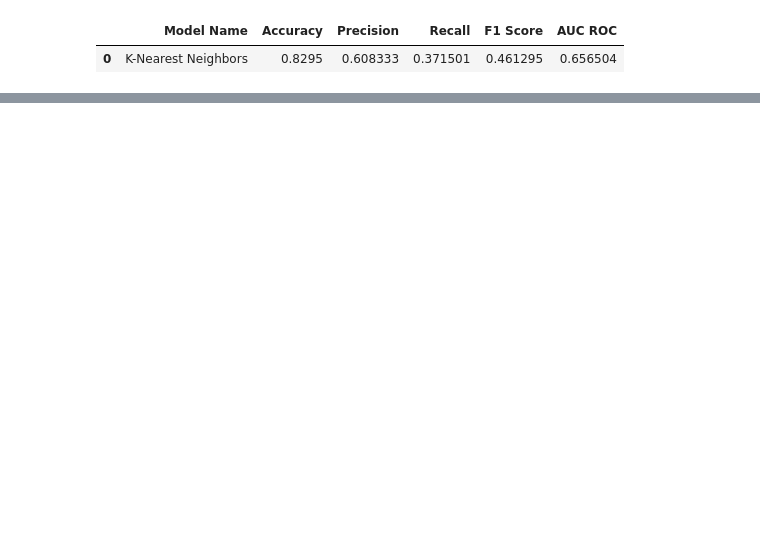
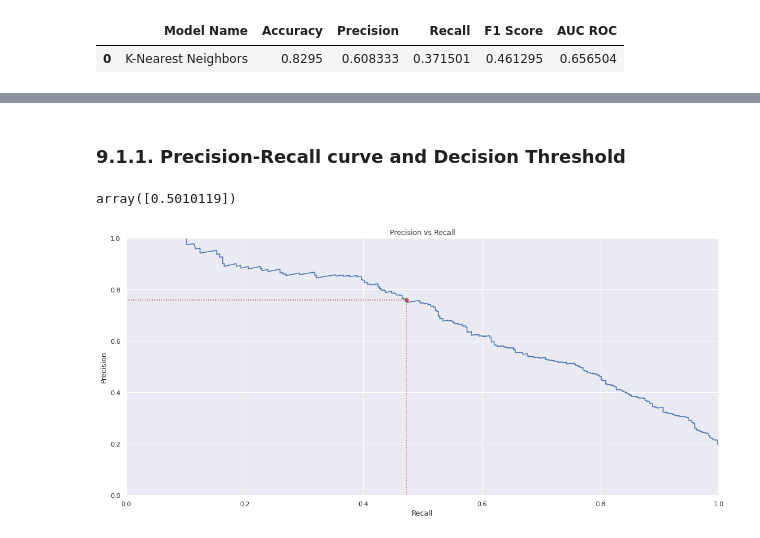
Before and after one commit to diandramelo/Churn_Prediction, a Jupyter notebook: v01-churn_prediction.ipynb, the cells around one changed output, grey strips where cells are left out. Drawn from its saved outputs; the diff is of its cells as text; code cells hidden in the pictures; blank space fills up the shorter version.

```diff
--- a/v01-churn_prediction.ipynb
+++ b/v01-churn_prediction.ipynb
@@ -812,0 +1033,12 @@ knn_result
+# %%
+# model
+rf_tuned = RandomForestClassifier(random_state = 42, n_jobs = -1, n_estimators = 100, min_samples_split = 5,
+                              min_samples_leaf = 1, max_depth = 36)
+rf_tuned.fit(x_train, y_train)
+
+# prediction
+y_hat = rf_tuned.predict(x_test)
+
+# # performance
+rf_tuned_result = ml_performance('RandomForest Classifier Tuned', y_test, y_hat)
+rf_tuned_result
@@ -812,0 +1059,43 @@ knn_result
+# %%
+# Chosen model predicted probabilities
+y_probs = rf_tuned.predict_proba(x_test)
+
+# Getting only positive class probalities
+y_scores = y_probs[:, 1]
+# %% [markdown]
+### 9.1.1. Precision-Recall curve and Decision Threshold
+# %%
+# Compute precision and recall for all possible decision thresholds
+precisions, recalls, thresholds = precision_recall_curve(y_test, y_scores)
+# %%
+# Precision from the chosen model (from results table)
+model_precision = rf_tuned_result['Precision'][0]
+
+# Recall from the chosen model (from results table)
+model_recall = rf_tuned_result['Recall'][0]
+# %%
+# In order to get current decision threshold of the chosen model:
+
+## Precision index
+precision_index = np.where(precisions == model_precision)
+
+## Decision threshold
+model_threshold = thresholds[precision_index]
+model_threshold
+# %% [output]
+array([0.5010119])
+# %%
+# Graph Precision vs Recall
+plt.plot(recalls, precisions);
+plt.xlabel('Recall')
+plt.ylabel('Precision')
+plt.axis([0, 1, 0, 1])
+
+## Identify model values
+plt.plot([model_recall, model_recall], [0.0, model_precision], 'r:');
+plt.plot([0.0, model_recall], [model_precision, model_precision], 'r:');
+plt.plot([model_recall], [model_precision], 'ro');
+plt.title('Precision vs Recall')
+plt.show()
+# %% [output]
+[figure, added]
```
Also changed, not shown: parts of 81 cells of this notebook.
